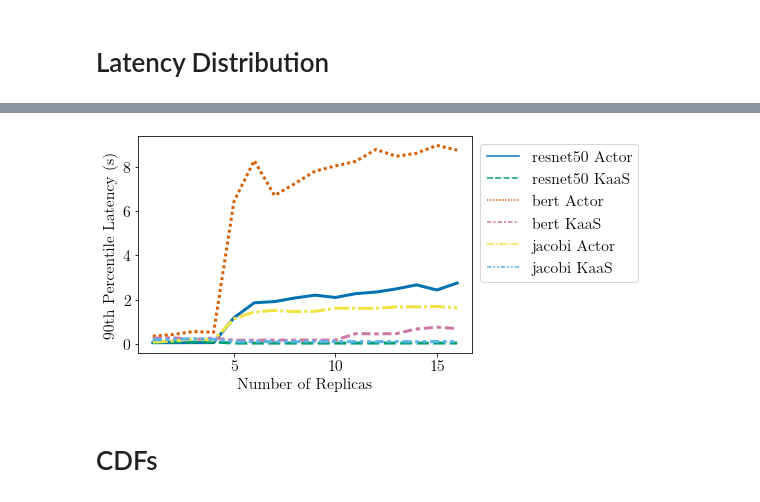
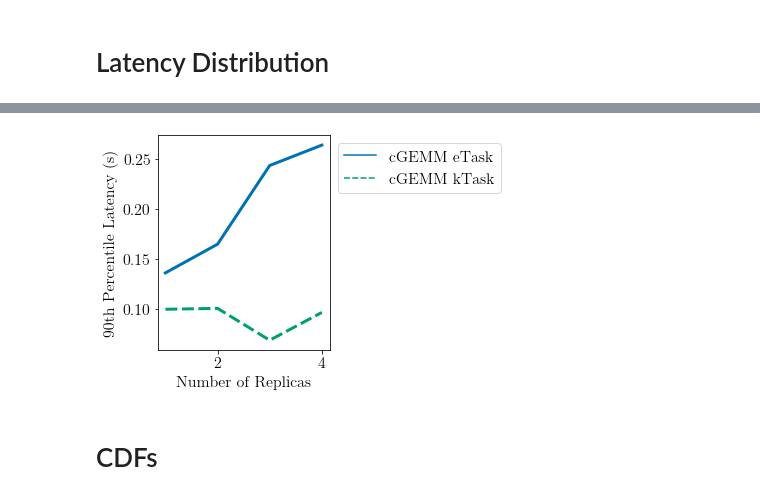
Before and after one commit to NathanTP/kaasBenchmarks, a Jupyter notebook: inference/analysis/analysis.ipynb, the cells around one changed output, grey strips where cells are left out. Cells and saved outputs as stored; diff of their text form; code cells hidden in the pictures.

```diff
--- a/inference/analysis/analysis.ipynb
+++ b/inference/analysis/analysis.ipynb
@@ -13,7 +24,6 @@ import brokenaxes
 import util
 # %%
 # Color style similar to ppt color scheme
-
 plt.style.use('seaborn-colorblind')
 # plt.rc('axes', prop_cycle=(plt.cycler('linestyle', ['-', '--', ':', '-.'])))
 
@@ -21,6 +31,7 @@ plt.style.use('seaborn-colorblind')
 plt.rc('font', family='serif')
 plt.rc('font', serif='Latin Modern Roman')
 matplotlib.rcParams.update({'font.size': 16})
+plt.rcParams.update({'figure.autolayout': True})
 
 def make_hatches(ax, df):
     hatches = [h*len(df.index) for h in [['//'], ['--'], ['x'], ['\\'], ['||'], ['+'], ['o'], ['.']]]
@@ -35,23 +46,27 @@ def make_hatches(ax, df):
 # %% [markdown]
 # Data Import and Cleaning
 # %%
-resBaseDir = pathlib.Path("results/latest")
+baselineName = 'eTask'
+kaasName = 'kTask'
+
+resBaseDir = pathlib.Path("results/osdiRes")
 thrResults = util.loadAllThroughput(resBaseDir / "throughputSuite")
-sloResults = util.loadAllMlPerf(resBaseDir / "mlperfSuite", metric='completion_rate')
-latResults = util.loadAllMlPerf(resBaseDir / "latDistribution", metric='p90')
+# sloResults = util.loadAllMlPerf(resBaseDir / "mlperfSuite", metric='completion_rate')
+_, latResults90 = util.loadAllMlPerf(resBaseDir / "latDistribution", metric='p90')
+_, latResults50 = util.loadAllMlPerf(resBaseDir / "latDistribution", metric='p50')
 
-microResults = util.loadMicro(resBaseDir / 'micro')
+microMeans, microStds = util.loadMicroSuite(resBaseDir / 'micro' / 'testModel')
 # %% [markdown]
 # Latency Distribution
 # %%
 def plotLatencies(lats, title="", log=True):
     cleanDfs = []
     for name, df in lats.items():
-        cleanDfs.append(df.rename({'Actor': name + " Actor", 'KaaS': name + " KaaS"}, axis=1))
+        cleanDfs.append(df.rename({baselineName: f"{name} {baselineName}", kaasName: f"{name} {kaasName}"}, axis=1))
     pltDf = pd.concat(cleanDfs, axis=1).fillna(0) / 1000
 #     plot = pltDf.plot(kind='bar', width=0.7, figsize=(10,4))
 #     plot = pltDf.plot(kind='bar', width=0.7, figsize=(10,3), logy=log)
-#     plot = pltDf.plot(kind='line', linewidth=2, logy=log)
+#     plot = pltDf.plot(kind='line', linewidth=2)
     plot = seaborn.lineplot(data=pltDf, linewidth=3)
 
     plot.set_ylabel("90th Percentile Latency (s)")
@@ -72,6 +87,20 @@ def plotNormalized(lats, log=False):
     plot.tick_params(axis='x', labelrotation=0)
     make_hatches(plot, plotDf)
 
+def plotLatWithConfidence(p50s, p90s, title=None):
+    p50s = p50s / 1000
+    p90s = p90s / 1000
 
+#     p50s = p50s.rename({"Actor": "FaaS"}, axis='columns')
 
-# plotNormalized(latResults, log=False)
+    ax = p50s.plot(kind='line', style=['b-', 'g--'], figsize=(5, 4))
+    ax.fill_between(p50s.index, p50s[kaasName], p90s[kaasName], color='g', hatch="+", alpha=0.1)
+    ax.fill_between(p50s.index, p50s[baselineName], p90s[baselineName], color='b', alpha=0.1)
+
+    ax.legend(loc='upper left')
+    ax.set_ylabel("Latency (s)")
+    ax.set_xlabel("Number of Replicas")
+    if title is not None:
+        ax.set_title(title)
+
+    return ax
@@ -78,9 +129,15 @@ def plotNormalized(lats, log=False):
 # %%
-plot = plotLatencies(latResults)
+subset = {k: v.loc[:4] for k, v in latResults90.items() if k in ['cGEMM']}
+# subset = {k: v for k, v in latResults.items() if k in ['resnet50', 'jacobi']}
+# subset = {k: v for k, v in latResults.items() if k in ['resnet50']}
+# subset = {k: v.loc[:4] for k, v in latResults.items()}
+# subset = {k: v.loc[:,['KaaS']] for k, v in latResults.items()}
+# plot = plotLatencies(latResults)
+plot = plotLatencies(subset)
 # plot = plotLatencies({k: v for k, v in latResults.items() if k in ['resnet50', 'jacobi']}, log=True)
-plot.figure.savefig("figs/latDistResults.png", dpi=300, bbox_inches='tight')
+# plot.figure.savefig("figs/latDistResults.png", dpi=300, bbox_inches='tight')
 # %% [output]
-[figure, old version]
+[figure, new version]
 # %% [markdown]
 # CDFs
 # %%
```
Also changed, not shown: parts of 15 cells of this notebook, 3 other files.
